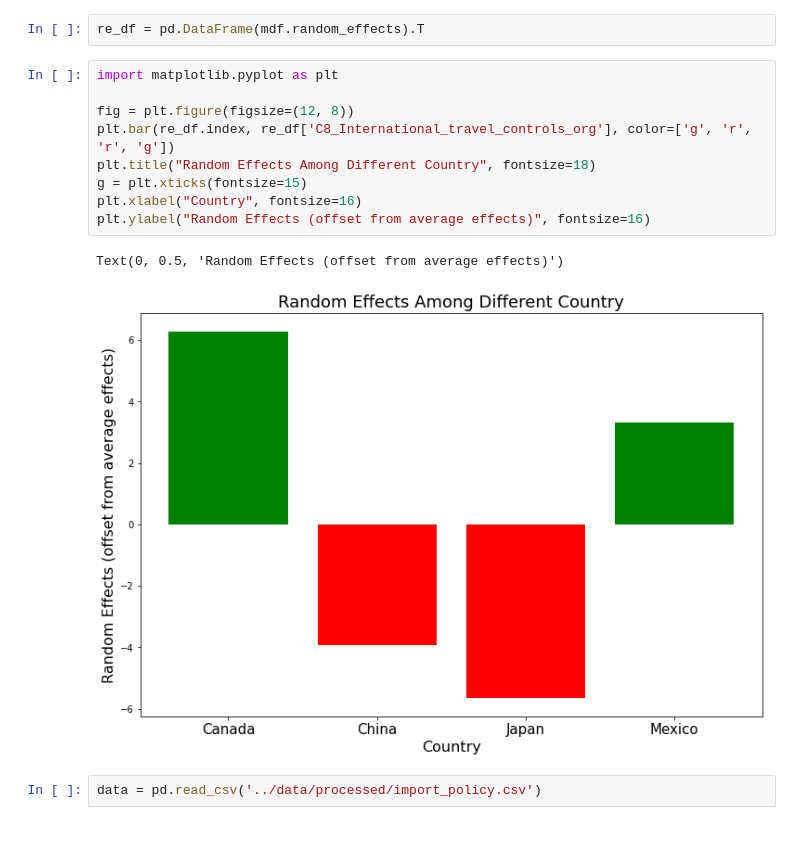
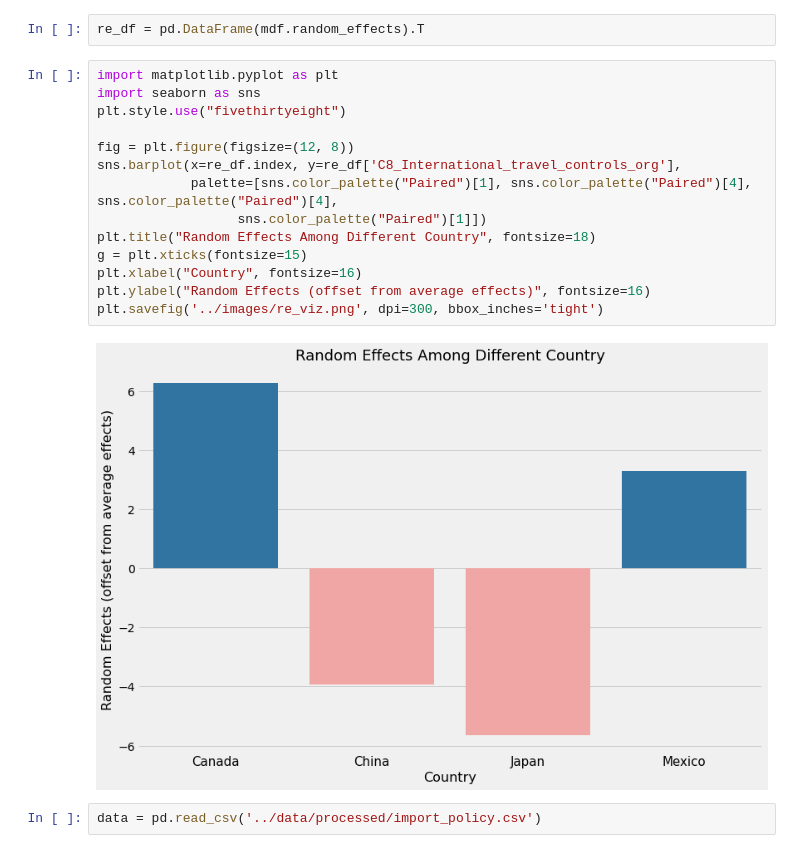
Before and after one commit to macs30200-s22/replication-materials-Sirius2713, a Jupyter notebook: codes/initial_analysis.ipynb, the cells around one changed output. Drawn from its saved outputs; the diff is of its cells as text.

```diff
--- a/codes/initial_analysis.ipynb
+++ b/codes/initial_analysis.ipynb
@@ -39,16 +39,20 @@ C8_International_travel_controls_org Var            32.888
 re_df = pd.DataFrame(mdf.random_effects).T
 # %%
 import matplotlib.pyplot as plt
+import seaborn as sns
+plt.style.use("fivethirtyeight")
 
 fig = plt.figure(figsize=(12, 8))
-plt.bar(re_df.index, re_df['C8_International_travel_controls_org'], color=['g', 'r', 'r', 'g'])
+sns.barplot(x=re_df.index, y=re_df['C8_International_travel_controls_org'],
+            palette=[sns.color_palette("Paired")[1], sns.color_palette("Paired")[4], sns.color_palette("Paired")[4],
+                  sns.color_palette("Paired")[1]])
 plt.title("Random Effects Among Different Country", fontsize=18)
 g = plt.xticks(fontsize=15)
 plt.xlabel("Country", fontsize=16)
 plt.ylabel("Random Effects (offset from average effects)", fontsize=16)
+plt.savefig('../images/re_viz.png', dpi=300, bbox_inches='tight')
 # %% [output]
-Text(0, 0.5, 'Random Effects (offset from average effects)')
-[figure, old version]
+[figure, new version]
 # %%
 data = pd.read_csv('../data/processed/import_policy.csv')
 # %%
```
Also changed, not shown: parts of 3 cells of this notebook, 13 other files.
